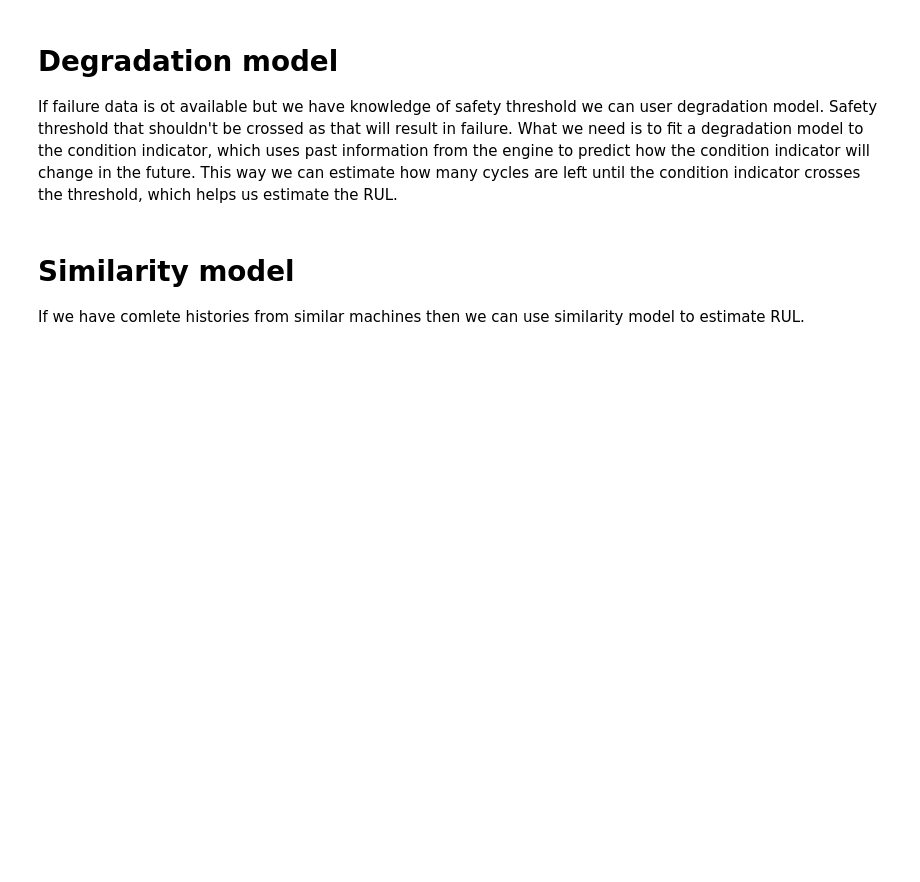
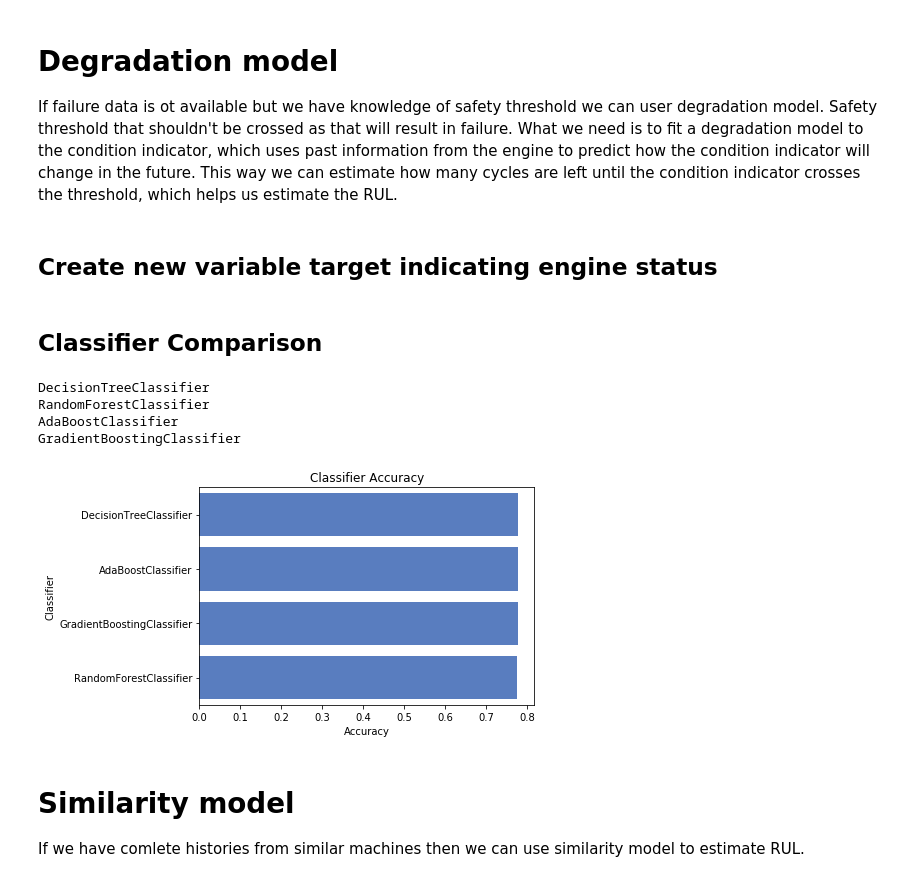
Before and after one commit to ppisarski/data-science, a Jupyter notebook: Aircraft Engine Predictive Maintenance/solution.ipynb, the cells around one changed output. Saved outputs shown, nothing was run; the diff lists cells and outputs as text; code cells hidden in the pictures; blank space fills up the shorter version.

```diff
--- a/Aircraft Engine Predictive Maintenance/solution.ipynb
+++ b/Aircraft Engine Predictive Maintenance/solution.ipynb
@@ -244,3 +232,5 @@ plt.show()
 # Degradation model
 
 If failure data is ot available but we have knowledge of safety threshold we can user degradation model. Safety threshold that shouldn't be crossed as that will result in failure. What we need is to fit a degradation model to the condition indicator, which uses past information from the engine to predict how the condition indicator will change in the future. This way we can estimate how many cycles are left until the condition indicator crosses the threshold, which helps us estimate the RUL.
+# %% [markdown]
+## Create new variable target indicating engine status
@@ -247,3 +256,52 @@ If failure data is ot available but we have knowledge of safety threshold we can
+# %%
+train_status = create_engine_status(train)
+test_status = create_engine_status(test)
+# %% [markdown]
+## Classifier Comparison
+# %%
+from sklearn.metrics import accuracy_score, log_loss
+from sklearn.tree import DecisionTreeClassifier
+from sklearn.ensemble import RandomForestClassifier, AdaBoostClassifier, GradientBoostingClassifier
+
+classifiers = [
+    DecisionTreeClassifier(),
+    RandomForestClassifier(n_estimators=100),
+    AdaBoostClassifier(),
+    GradientBoostingClassifier()]
+
+log_cols = ["Classifier", "Accuracy"]
+log = pd.DataFrame(columns=log_cols)
+
+X_train = train_status.drop(['Engine.ID', 'status', 'rul'], axis=1)
+y_train = train_status['status']
+X_test = test_status.drop(['Engine.ID', 'status', 'rul'], axis=1)
+y_test = test_status['status']
+
+acc_dict = {}
+for clf in classifiers:
+    name = clf.__class__.__name__
+    print(name)
+    clf.fit(X_train, y_train)
+    train_predictions = clf.predict(X_test)
+    acc = accuracy_score(y_test, train_predictions)
+    acc_dict[name] = acc
+
+for clf in acc_dict:
+    log_entry = pd.DataFrame([[clf, acc_dict[clf]]], columns=log_cols)
+    log = log.append(log_entry)
+
+plt.title('Classifier Accuracy')
+plt.xlabel('Accuracy')
+
+sns.set_color_codes("muted")
+sns.barplot(x='Accuracy', y='Classifier', data=log.sort_values(by=['Accuracy'], ascending=False), color="b")
+plt.show()
+# %% [output]
+DecisionTreeClassifier
+RandomForestClassifier
+AdaBoostClassifier
+GradientBoostingClassifier
+[figure, added]
 # %% [markdown]
 # Similarity model
 
```
Also changed, not shown: parts of 6 cells of this notebook.
